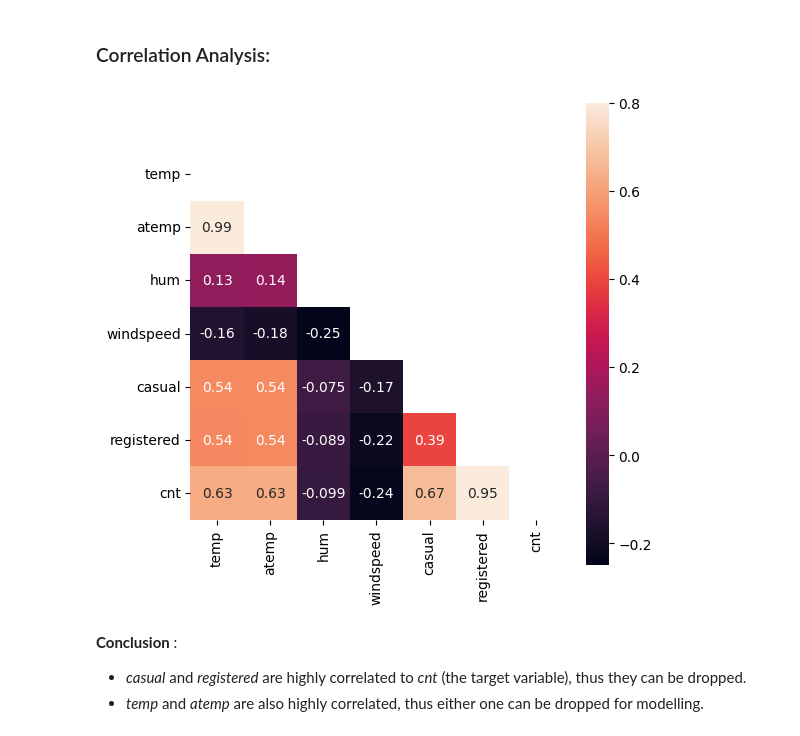
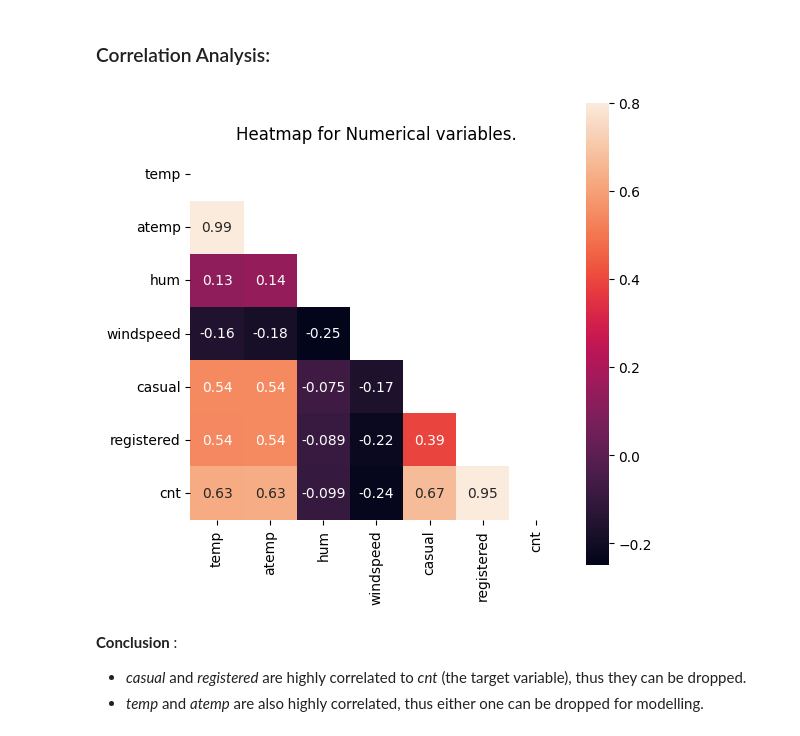
Before and after one commit to jaegarbomb/BikeSharing, a Jupyter notebook: Bike_Sharing_Analysis.ipynb, the cells around one changed output. Saved outputs shown, nothing was run; the diff lists cells and outputs as text; code cells hidden in the pictures.

```diff
--- a/Bike_Sharing_Analysis.ipynb
+++ b/Bike_Sharing_Analysis.ipynb
@@ -207,12 +215,13 @@ plt.show()
 # %%
 corr = data[["temp","atemp","hum","windspeed","casual","registered","cnt"]].corr()
 
 mask = np.zeros_like(corr, dtype=np.bool)
 mask[np.triu_indices_from(mask)] = True
 plt.figure(figsize=(6,6))
+plt.title("Heatmap for Numerical variables.")
 sns.heatmap(corr, annot=True,mask=mask,square=True,vmax=0.8);
 # %% [output]
-[figure, old version]
+[figure, new version]
 # %% [markdown]
 **Conclusion** : <br>
 - *casual* and  *registered* are highly correlated to *cnt* (the target variable), thus they can be dropped.
```
Also changed, not shown: parts of 14 cells of this notebook.
